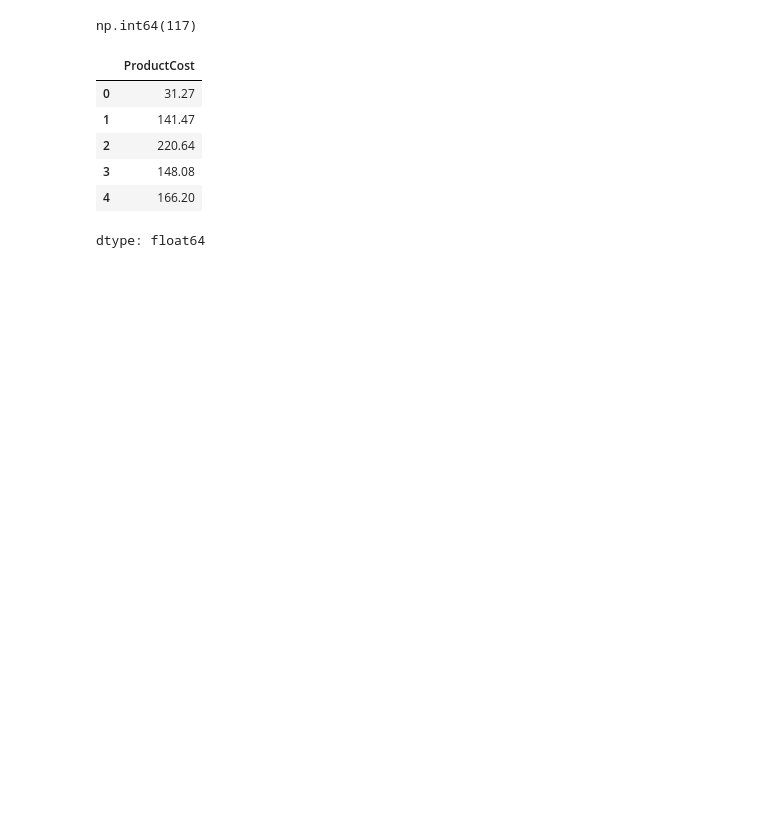
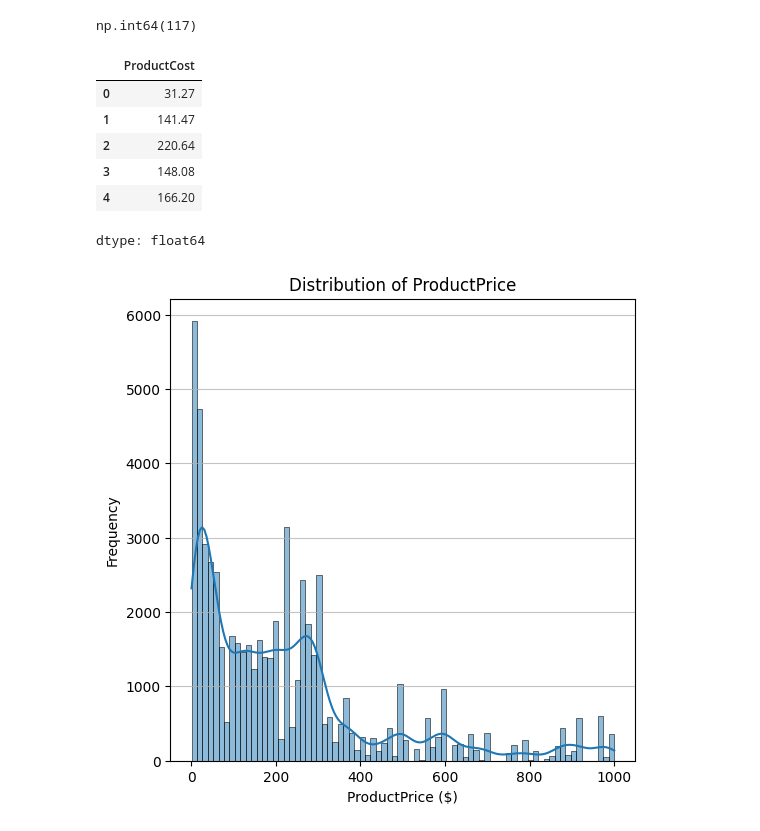
Before and after one commit to reyhan1997/Transaction-data-exploration, a Jupyter notebook: transactions_explore.ipynb, the cells around one changed output. Saved outputs shown, nothing was run; the diff lists cells and outputs as text; code cells hidden in the pictures; blank space fills up the shorter version.

```diff
--- a/transactions_explore.ipynb
+++ b/transactions_explore.ipynb
@@ -121,3 +173,16 @@ display(df['ProductCost'].head())
 | 3 | 148.08 |
 | 4 | 166.20 |
 dtype: float64
+# %%
+import matplotlib.pyplot as plt
+import seaborn as sns
+
+plt.figure(figsize=(6, 6))
+sns.histplot(df['ProductPrice'].dropna(), kde=True)
+plt.title('Distribution of ProductPrice')
+plt.xlabel('ProductPrice ($)')
+plt.ylabel('Frequency')
+plt.grid(axis='y', alpha=0.75)
+plt.show()
+# %% [output]
+[figure, added]
```
Also changed, not shown: parts of 10 cells of this notebook.
